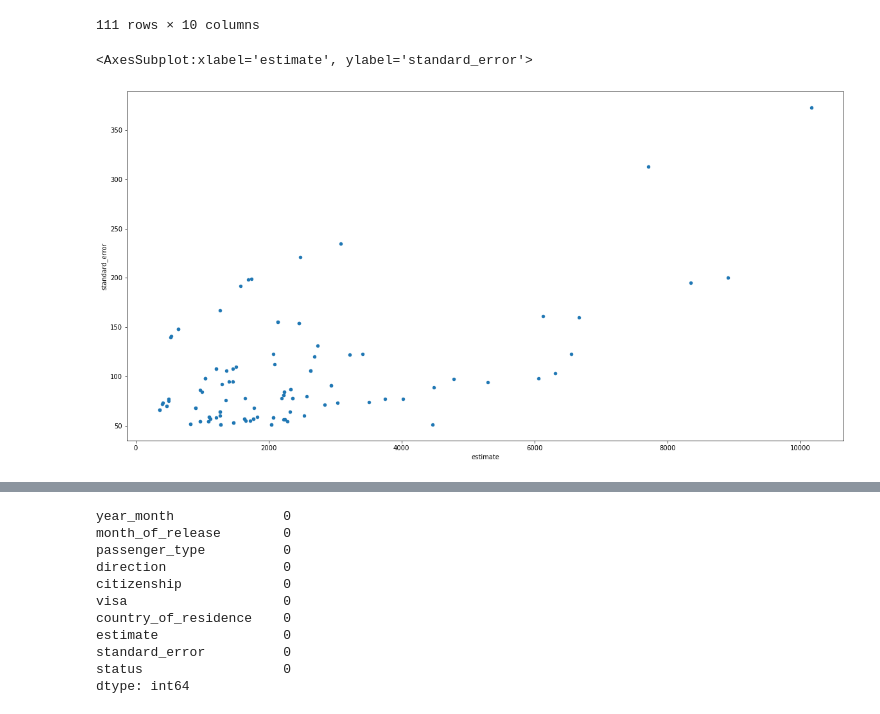
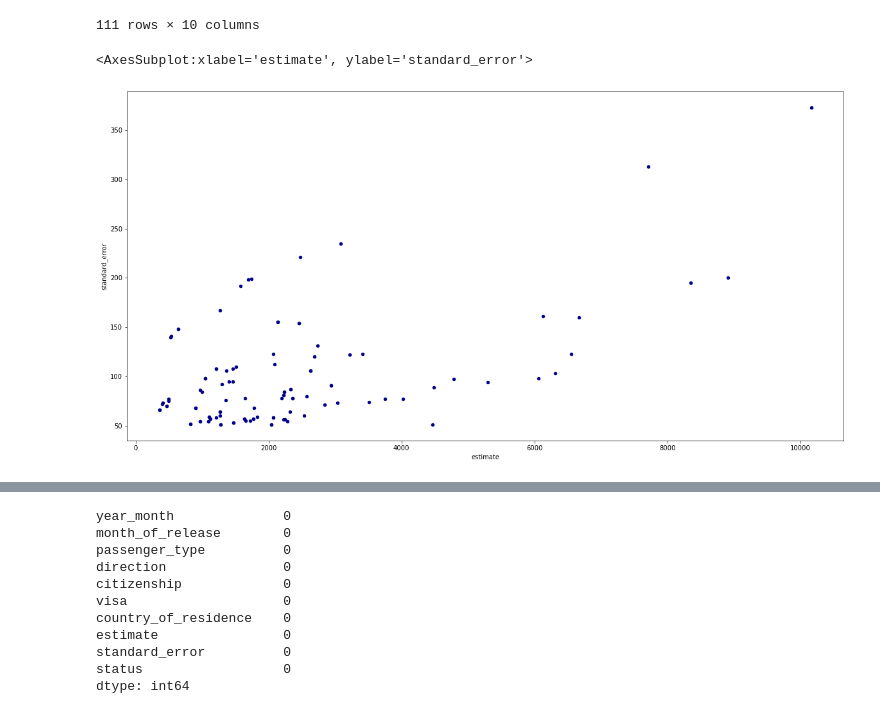
Before and after one commit to Nuh-Thierry/Project-Analyste, a Jupyter notebook: index.ipynb, the cells around one changed output, grey strips where cells are left out. Drawn from its saved outputs; the diff is of its cells as text; code cells hidden in the pictures.

```diff
--- a/index.ipynb
+++ b/index.ipynb
@@ -135,7 +160,7 @@ data_error
 | 299444 | 2022-09 | 2022-09 | Long-term migrant | Arrivals | TOTAL | Work | TOTAL | ... |
 111 rows × 10 columns
 # %%
-data_error[['standard_error','estimate']].plot(kind='scatter',x='estimate',y='standard_error',figsize=(20,10))
+data_error[['standard_error','estimate']].plot(kind='scatter',x='estimate',y='standard_error',figsize=(20,10), c='DarkBlue')
 # %% [output]
 <AxesSubplot:xlabel='estimate', ylabel='standard_error'>
-[figure, old version]
+[figure, new version]
```
Also changed, not shown: parts of 16 cells of this notebook.
